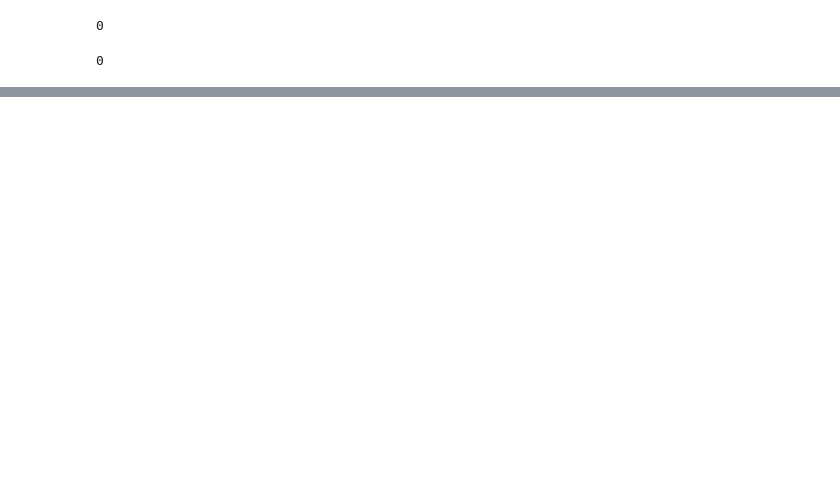
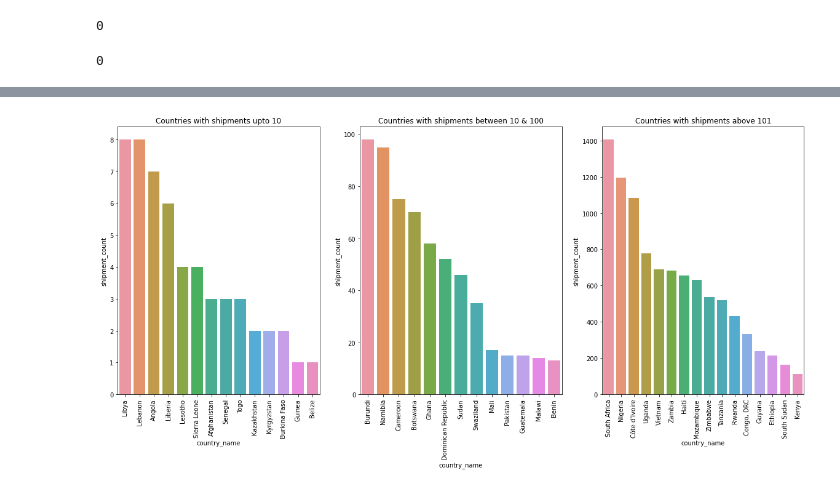
Before and after one commit to chitalemangesh/supply-chain-internship, a Jupyter notebook: Shipment Price Prediction.ipynb, the cells around one changed output, grey strips where cells are left out. Saved outputs shown, nothing was run; the diff lists cells and outputs as text; code cells hidden in the pictures; blank space fills up the shorter version.

```diff
--- a/Shipment Price Prediction.ipynb
+++ b/Shipment Price Prediction.ipynb
@@ -51,0 +133,3 @@ memory usage: 2.6+ MB
+# %%
+df_shipment['Weight (Kilograms)']= df_shipment['Weight (Kilograms)'].replace('See DN-4282 (ID#:83919)',6183)
+df_shipment.loc[10317]
@@ -215,0 +379,4 @@ df_shipment.isnull().sum().sum()
+# %%
+countrywise_shipment = pd.DataFrame(df_shipment.Country.value_counts()).reset_index()
+countrywise_shipment.rename(columns = {'index':'country_name','Country':'shipment_count'}, inplace = True)
+countrywise_shipment
@@ -215,0 +403,25 @@ df_shipment.isnull().sum().sum()
+# %%
+countrywise_shipment_upto10 = countrywise_shipment[countrywise_shipment['shipment_count']<=10]
+countrywise_shipment_11to100 = countrywise_shipment[(countrywise_shipment['shipment_count']>10) & (countrywise_shipment['shipment_count']<=100) ]
+countrywise_shipment_101above = countrywise_shipment[countrywise_shipment['shipment_count']>101]
+# %%
+plt.figure(figsize=[20,8])
+
+plt.subplot(1,3,1)
+sns.barplot(x = 'country_name', y = 'shipment_count', data = countrywise_shipment_upto10)
+plt.xticks(rotation = 90)
+plt.title("Countries with shipments upto 10")
+
+plt.subplot(1,3,2)
+sns.barplot(x = 'country_name', y = 'shipment_count', data = countrywise_shipment_11to100)
+plt.xticks(rotation = 90)
+plt.title("Countries with shipments between 10 & 100")
+
+plt.subplot(1,3,3)
+sns.barplot(x = 'country_name', y = 'shipment_count', data = countrywise_shipment_101above)
+plt.xticks(rotation = 90)
+plt.title("Countries with shipments above 101")
+
+plt.show()
+# %% [output]
+[figure, added]
```
Also changed, not shown: parts of 37 cells of this notebook.
